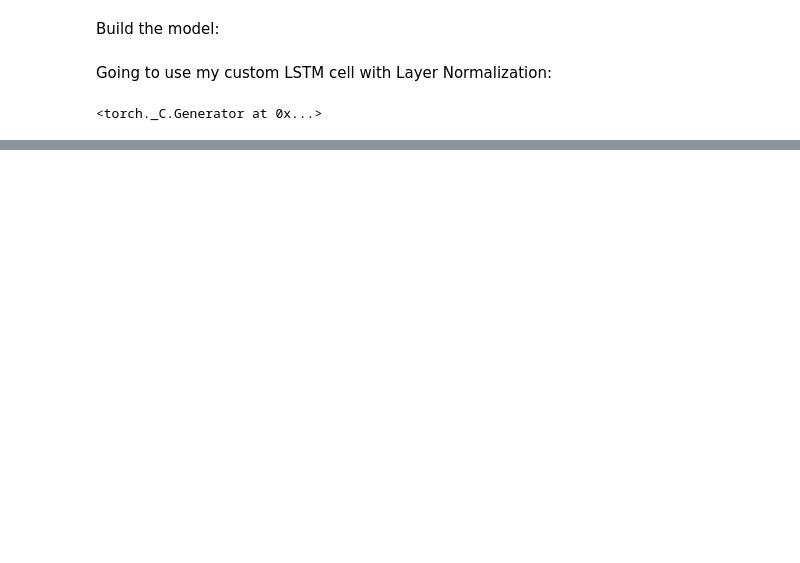
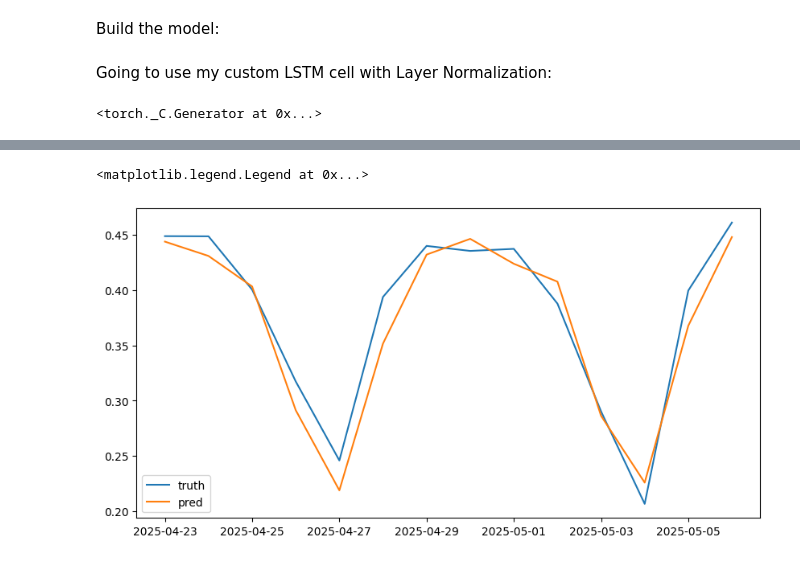
Before and after one commit to BlaiseMarvin/Machine-Learning-and-Big-Data-Analytics, a Jupyter notebook: deep_learning_2/sequential_data/notebook15.ipynb, the cells around one changed output, grey strips where cells are left out. Drawn from its saved outputs; the diff is of its cells as text; code cells hidden in the pictures; blank space fills up the shorter version.

Commit message:
CNNs and Sequence Models

```diff
--- a/deep_learning_2/sequential_data/notebook15.ipynb
+++ b/deep_learning_2/sequential_data/notebook15.ipynb
@@ -189,4 +209,4 @@ class ConvLSTM(nn.Module):
 # %%
 device = torch.device("mps" if torch.mps.is_available() else "cpu")
 # %%
-model = ConvLSTM(1, 32, 32, device=device).to(device)
+model = ConvLSTM(4, 2, 32, 32, device=device).to(device)
@@ -219,12 +246,12 @@ for epoch in range(n_epochs):
 
     model.eval()
     with torch.no_grad():
-        for x_batch,y_batch in val_dl:
+        for x_batch,y_batch in valid_dl:
             x_batch,y_batch = x_batch.to(device),y_batch.to(device)
             out = model(x_batch)
             loss = criterion(out, y_batch)
             val_loss[epoch] += loss.item()
-        val_loss[epoch] /= len(val_dl.dataset)
+        val_loss[epoch] /= len(valid_dl.dataset)
 
         scheduler.step(val_loss[epoch])
         print(f'Epoch: {epoch+1}| Train loss: {train_loss[epoch]:.4f}| Val loss: {val_loss[epoch]:.4f}')
@@ -234,0 +313,19 @@ for epoch in range(n_epochs):
+# %%
+pred_set = torch.tensor(rail_test.iloc[:112].values.tolist(), device=device).reshape(1,112,1)
+# %%
+with torch.no_grad():
+    model.eval()
+    prediction = model(pred_set)
+# %%
+fig, ax = plt.subplots(1,1,figsize=(10,5))
+ax.plot(rail_test.iloc[112:112+14],label='truth')
+ax.plot(
+    pd.Series(
+    prediction[-1, -1, :].detach().cpu().numpy(),
+    index = rail_test.iloc[112:112+14].index
+),label='pred'
+)
+ax.legend()
+# %% [output]
+<matplotlib.legend.Legend at 0x...>
+[figure, added]
```
Also changed, not shown: parts of 23 cells of this notebook, 2 other files.
